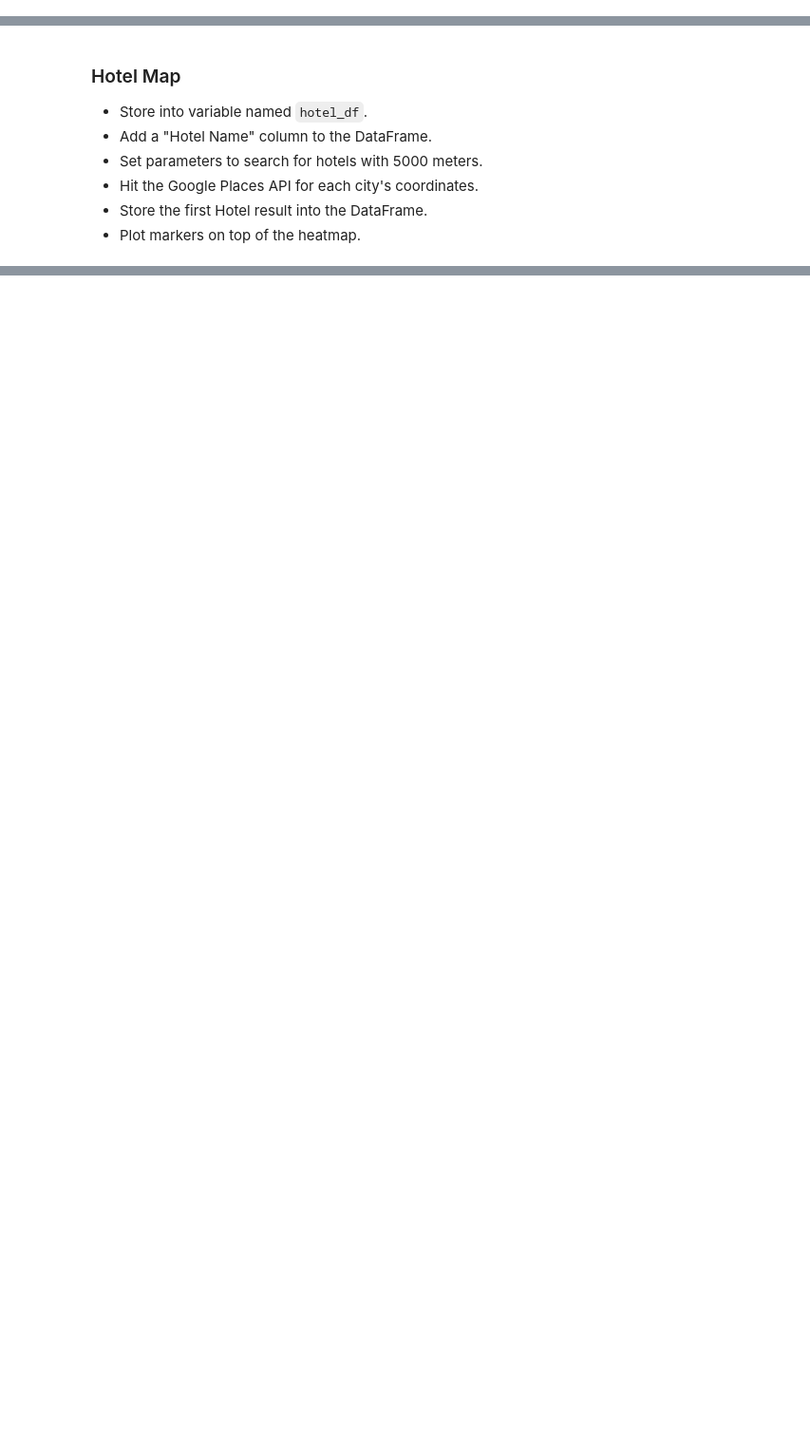
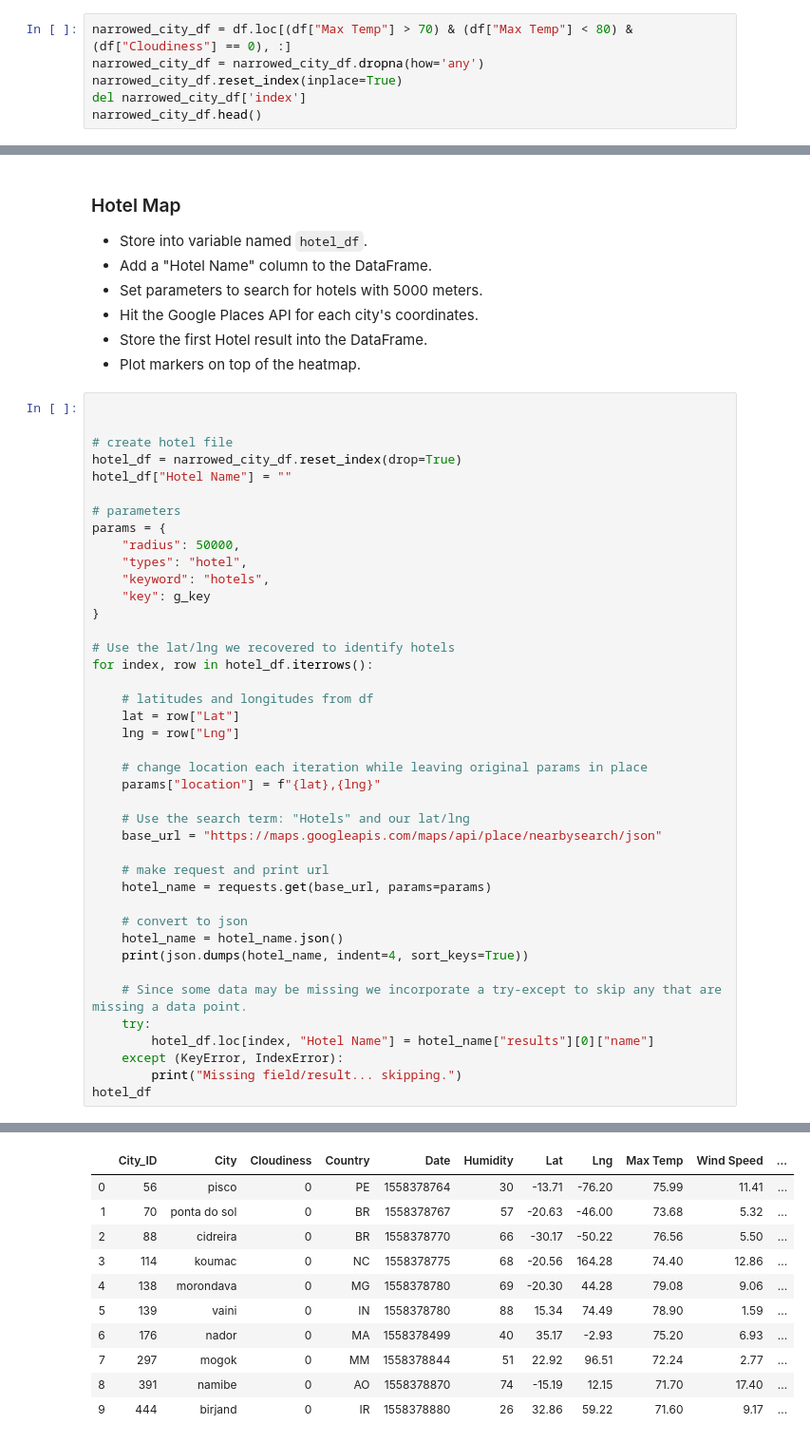
Before and after one commit to nnhamoinesu22/Python-API-Challenge, a Jupyter notebook: starter_code/VacationPy.ipynb, the cells around one changed output, grey strips where cells are left out. Shown at 95% size. Cells and saved outputs as stored; diff of their text form; blank space fills up the shorter version.

```diff
--- a/starter_code/VacationPy.ipynb
+++ b/starter_code/VacationPy.ipynb
@@ -49,3 +86,9 @@ df.head()
 ### Create new DataFrame fitting weather criteria
 * Narrow down the cities to fit weather conditions.
 * Drop any rows will null values.
+# %%
+narrowed_city_df = df.loc[(df["Max Temp"] > 70) & (df["Max Temp"] < 80) & (df["Cloudiness"] == 0), :]
+narrowed_city_df = narrowed_city_df.dropna(how='any')
+narrowed_city_df.reset_index(inplace=True)
+del narrowed_city_df['index']
+narrowed_city_df.head()
@@ -57,3 +107,45 @@ df.head()
 * Hit the Google Places API for each city's coordinates.
 * Store the first Hotel result into the DataFrame.
 * Plot markers on top of the heatmap.
+# %%
+
+
+# create hotel file
+hotel_df = narrowed_city_df.reset_index(drop=True)
+hotel_df["Hotel Name"] = ""
+
+# parameters
+params = {
+    "radius": 50000,
+    "types": "hotel",
+    "keyword": "hotels",
+    "key": g_key
+}
+
+# Use the lat/lng we recovered to identify hotels
+for index, row in hotel_df.iterrows():
+
+    # latitudes and longitudes from df
+    lat = row["Lat"]
+    lng = row["Lng"]
+
+    # change location each iteration while leaving original params in place
+    params["location"] = f"{lat},{lng}"
+
+    # Use the search term: "Hotels" and our lat/lng
+    base_url = "https://maps.googleapis.com/maps/api/place/nearbysearch/json"
+
+    # make request and print url
+    hotel_name = requests.get(base_url, params=params)
+
+    # convert to json
+    hotel_name = hotel_name.json()
+    print(json.dumps(hotel_name, indent=4, sort_keys=True))
+
+    # Since some data may be missing we incorporate a try-except to skip any that are missing a data point.
+    try:
+        hotel_df.loc[index, "Hotel Name"] = hotel_name["results"][0]["name"]
+    except (KeyError, IndexError):
+        print("Missing field/result... skipping.")
+hotel_df
+# %% [output]
@@ -60,3 +169,14 @@ df.head()
+|  | City_ID | City | Cloudiness | Country | Date | Humidity | Lat | Lng | Max Temp | Wind Speed | ... |
+| 0 | 56 | pisco | 0 | PE | 1558378764 | 30 | -13.71 | -76.20 | 75.99 | 11.41 | ... |
+| 1 | 70 | ponta do sol | 0 | BR | 1558378767 | 57 | -20.63 | -46.00 | 73.68 | 5.32 | ... |
+| 2 | 88 | cidreira | 0 | BR | 1558378770 | 66 | -30.17 | -50.22 | 76.56 | 5.50 | ... |
+| 3 | 114 | koumac | 0 | NC | 1558378775 | 68 | -20.56 | 164.28 | 74.40 | 12.86 | ... |
+| 4 | 138 | morondava | 0 | MG | 1558378780 | 69 | -20.30 | 44.28 | 79.08 | 9.06 | ... |
+| 5 | 139 | vaini | 0 | IN | 1558378780 | 88 | 15.34 | 74.49 | 78.90 | 1.59 | ... |
+| 6 | 176 | nador | 0 | MA | 1558378499 | 40 | 35.17 | -2.93 | 75.20 | 6.93 | ... |
+| 7 | 297 | mogok | 0 | MM | 1558378844 | 51 | 22.92 | 96.51 | 72.24 | 2.77 | ... |
+| 8 | 391 | namibe | 0 | AO | 1558378870 | 74 | -15.19 | 12.15 | 71.70 | 17.40 | ... |
+| 9 | 444 | birjand | 0 | IR | 1558378880 | 26 | 32.86 | 59.22 | 71.60 | 9.17 | ... |
 # %%
 # NOTE: Do not change any of the code in this cell
 
```
Also changed, not shown: parts of 8 cells of this notebook.
